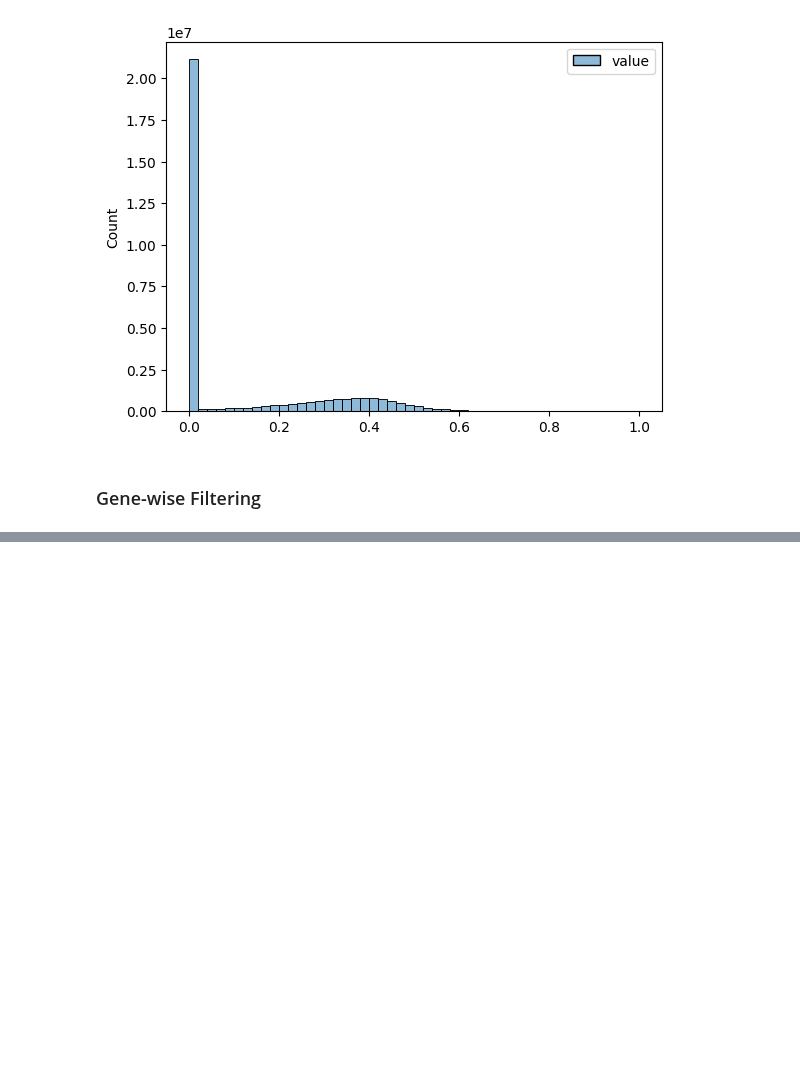
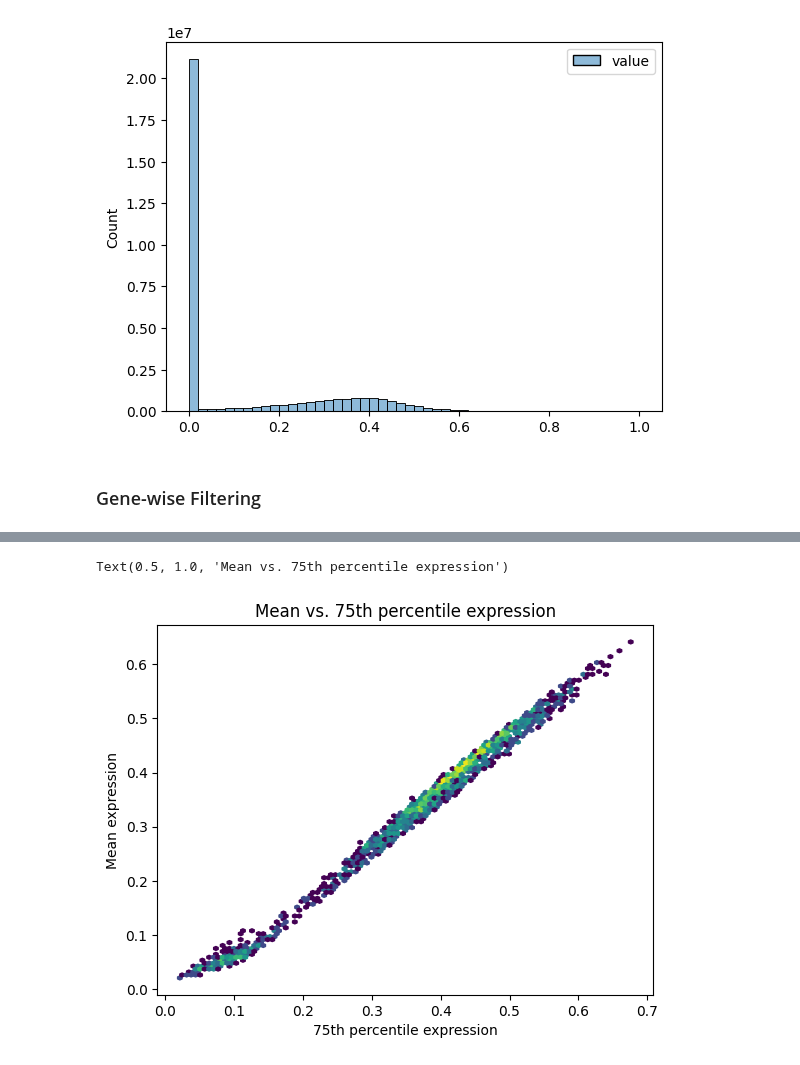
Before and after one commit to georgiadoing/seqADAGE, a Jupyter notebook: Py/muk_transfer_learning/filtering/Mukundan_sa_filt.ipynb, the cells around one changed output, grey strips where cells are left out. Cells and saved outputs as stored; diff of their text form; code cells hidden in the pictures; blank space fills up the shorter version.

```diff
--- a/Py/muk_transfer_learning/filtering/Mukundan_sa_filt.ipynb
+++ b/Py/muk_transfer_learning/filtering/Mukundan_sa_filt.ipynb
@@ -117,0 +161,16 @@ Text(0.5, 1.0, 'Mean vs. Median expression')
+# %%
+# Get filtered gene stats
+filtered_stats = filtered_genes.T.describe().T
+# %%
+# Plot of gene expression 75th percentile versus mean after filtering
+plt.hexbin(
+  x = filtered_stats['75%'],
+  y = filtered_stats['mean'],
+  bins = 'log'
+)
+plt.xlabel("75th percentile expression")
+plt.ylabel("Mean expression")
+plt.title("Mean vs. 75th percentile expression")
+# %% [output]
+Text(0.5, 1.0, 'Mean vs. 75th percentile expression')
+[figure, added]
```
Also changed, not shown: parts of 20 cells of this notebook.
